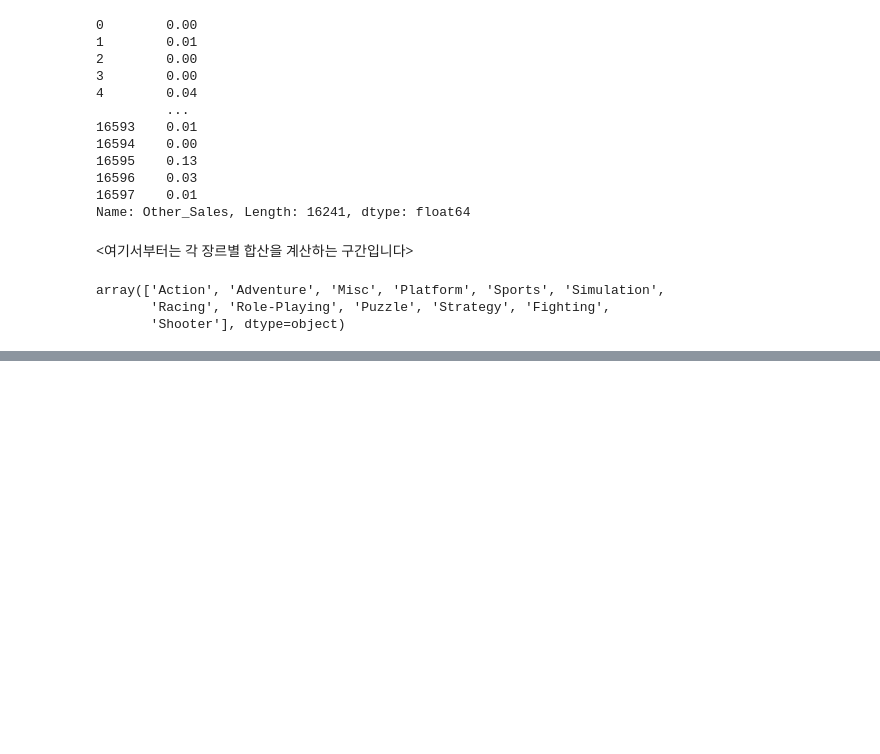
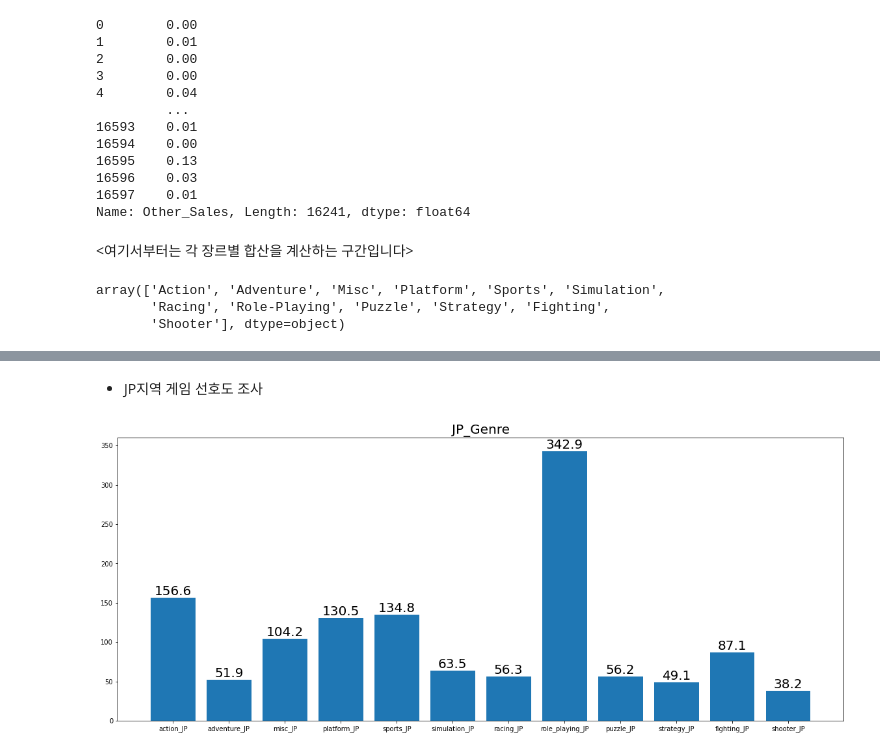
Before and after one commit to hoonputer/Section1_Project, a Jupyter notebook: Untitled6.ipynb, the cells around one changed output, grey strips where cells are left out. Drawn from its saved outputs; the diff is of its cells as text; code cells hidden in the pictures; blank space fills up the shorter version.

```diff
--- a/Untitled6.ipynb
+++ b/Untitled6.ipynb
@@ -413,0 +545,19 @@ plt.show()
+# %% [markdown]
+- JP지역 게임 선호도 조사
+# %%
+x = np.arange(12)
+sales = ['action_JP', 'adventure_JP', 'misc_JP', 'platform_JP', 'sports_JP', 'simulation_JP', 'racing_JP', 'role_playing_JP', 'puzzle_JP', 'strategy_JP', 'fighting_JP', 'shooter_JP']
+values = [action_JP, adventure_JP, misc_JP, platform_JP, sports_JP, simulation_JP, racing_JP, role_playing_JP, puzzle_JP, strategy_JP, fighting_JP, shooter_JP]
+
+plt.figure(figsize=(20,8))
+plt.title('JP_Genre', fontsize=20)
+bar = plt.bar(x, values)
+plt.xticks(x, sales)
+
+for rect in bar:
+    height = rect.get_height()
+    plt.text(rect.get_x() + rect.get_width()/2.0, height, '%.1f' % height, ha='center', va='bottom', size = 20)
+
+plt.show()
+# %% [output]
+[figure, added]
```
Also changed, not shown: parts of 44 cells of this notebook.
